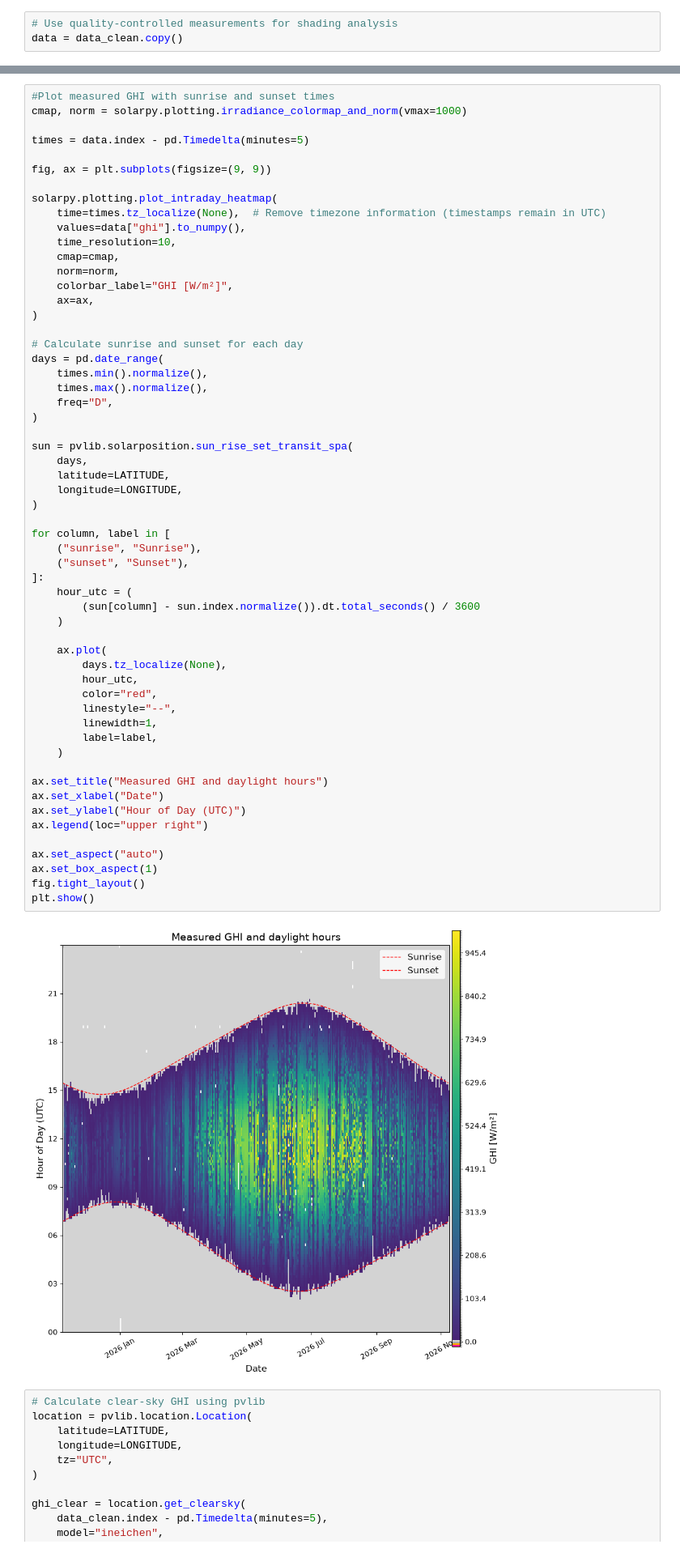
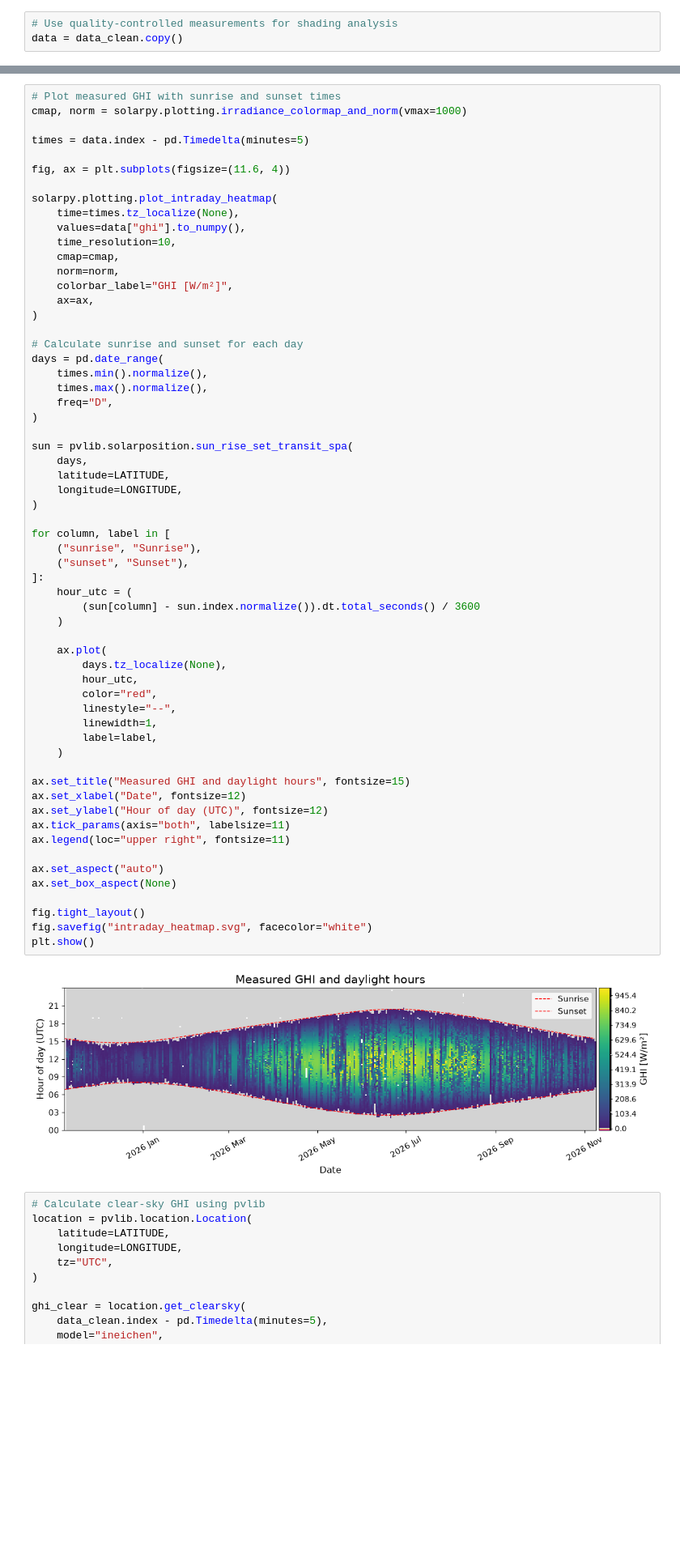
Before and after one commit to MatildeMGM/solar_forecast_project, a Jupyter notebook: notebooks/weather_measurements.ipynb, the cells around one changed output, grey strips where cells are left out. Shown at 81% size. Saved outputs shown, nothing was run; the diff lists cells and outputs as text; blank space fills up the shorter version.

```diff
--- a/notebooks/weather_measurements.ipynb
+++ b/notebooks/weather_measurements.ipynb
@@ -449,13 +458,13 @@ plt.show()
 # %%
-#Plot measured GHI with sunrise and sunset times
+# Plot measured GHI with sunrise and sunset times
 cmap, norm = solarpy.plotting.irradiance_colormap_and_norm(vmax=1000)
 
 times = data.index - pd.Timedelta(minutes=5)
 
-fig, ax = plt.subplots(figsize=(9, 9))
+fig, ax = plt.subplots(figsize=(11.6, 4))
 
 solarpy.plotting.plot_intraday_heatmap(
-    time=times.tz_localize(None),  # Remove timezone information (timestamps remain in UTC)
+    time=times.tz_localize(None),
     values=data["ghi"].to_numpy(),
     time_resolution=10,
     cmap=cmap,
@@ -472,39 +481,42 @@ days = pd.date_range(
 )
 
 sun = pvlib.solarposition.sun_rise_set_transit_spa(
     days,
     latitude=LATITUDE,
     longitude=LONGITUDE,
 )
 
 for column, label in [
     ("sunrise", "Sunrise"),
     ("sunset", "Sunset"),
 ]:
     hour_utc = (
         (sun[column] - sun.index.normalize()).dt.total_seconds() / 3600
     )
 
     ax.plot(
         days.tz_localize(None),
         hour_utc,
         color="red",
         linestyle="--",
         linewidth=1,
         label=label,
     )
 
-ax.set_title("Measured GHI and daylight hours")
-ax.set_xlabel("Date")
-ax.set_ylabel("Hour of Day (UTC)")
-ax.legend(loc="upper right")
+ax.set_title("Measured GHI and daylight hours", fontsize=15)
+ax.set_xlabel("Date", fontsize=12)
+ax.set_ylabel("Hour of day (UTC)", fontsize=12)
+ax.tick_params(axis="both", labelsize=11)
+ax.legend(loc="upper right", fontsize=11)
 
 ax.set_aspect("auto")
-ax.set_box_aspect(1)
+ax.set_box_aspect(None)
+
 fig.tight_layout()
+fig.savefig("intraday_heatmap.svg", facecolor="white")
 plt.show()
 # %% [output]
-[figure, old version]
+[figure, new version]
 # %%
 # Calculate clear-sky GHI using pvlib
 location = pvlib.location.Location(
```
Also changed, not shown: parts of 2 cells of this notebook, 4 other files.
